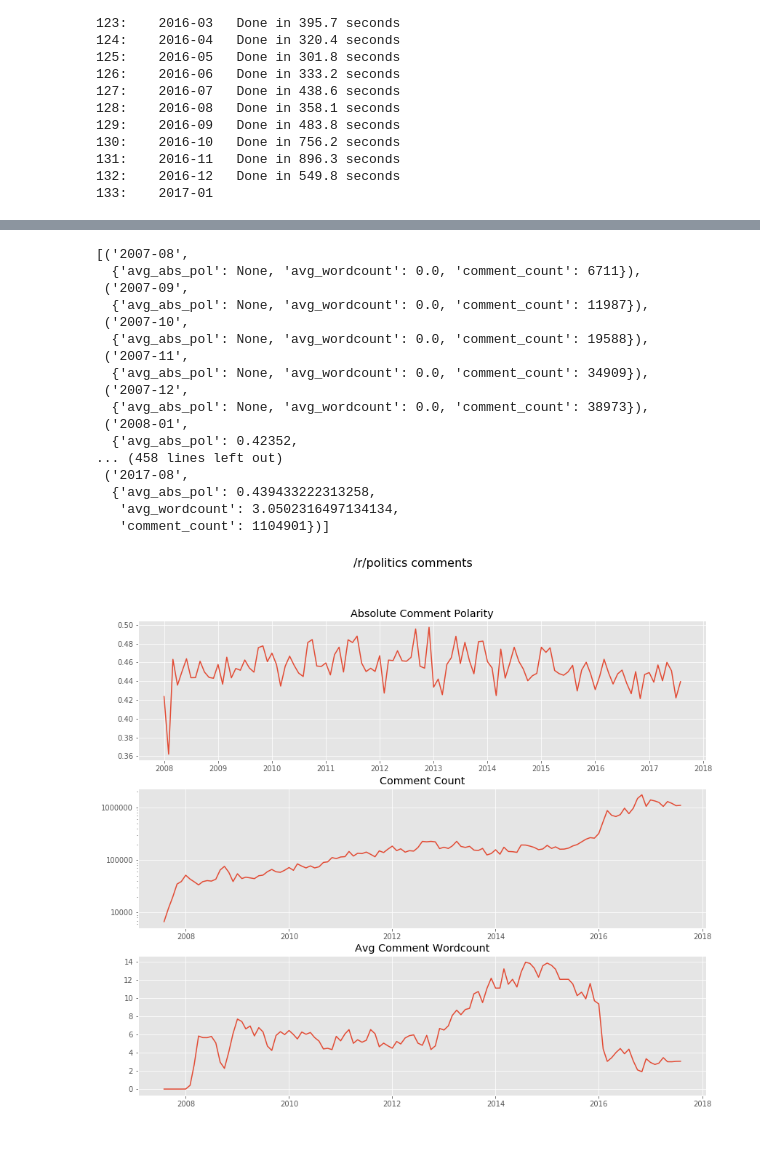
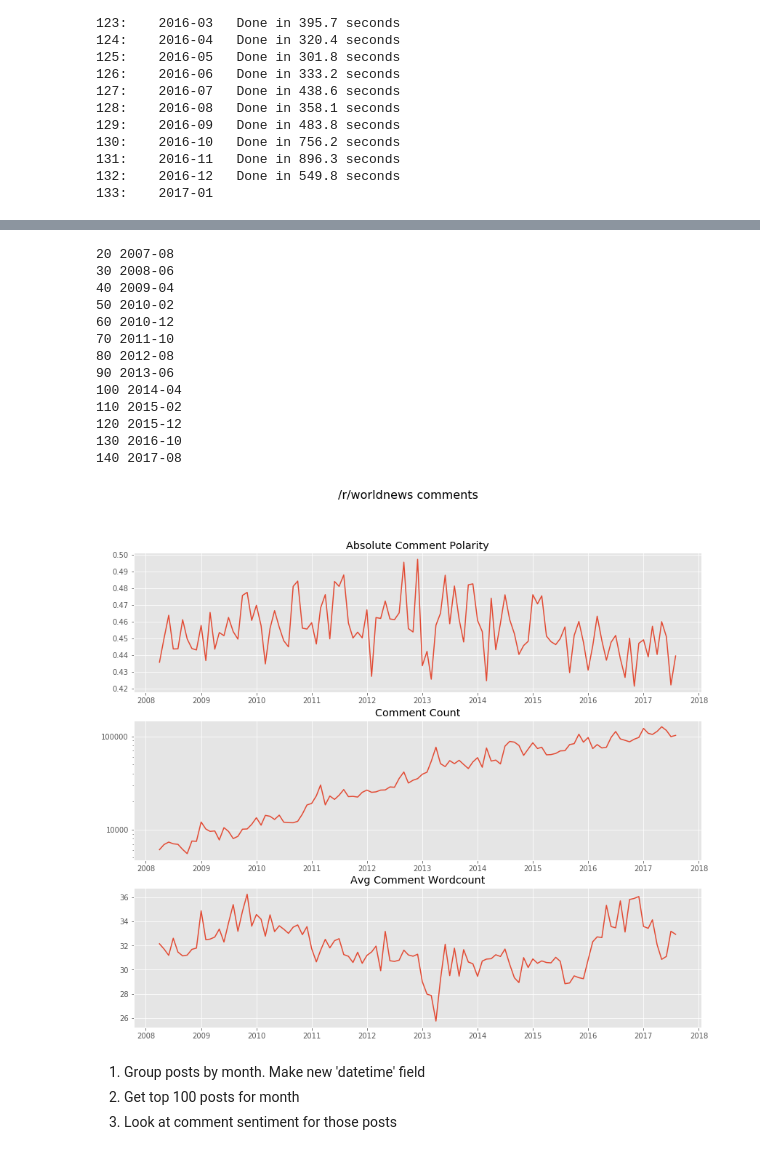
Before and after one commit to AustinPenner/Political-Polarization-on-Reddit, a Jupyter notebook: first_pass_sentiment_analysis.ipynb, the cells around one changed output, grey strips where cells are left out. Drawn from its saved outputs; the diff is of its cells as text; code cells hidden in the pictures.

Commit message:
grouping comments by post, only considering top posts

```diff
--- a/first_pass_sentiment_analysis.ipynb
+++ b/first_pass_sentiment_analysis.ipynb
@@ -62,7 +63,7 @@ def calculate_polarity(month):
 
     client.close()
 # %%
-def monthly_statistics(month, subreddit=None):
+def monthly_statistics(month, subreddit=None, link_ids=None):
     """Returns the average absolute sentiment polarity of a comment within a given month."""
 
     client = MongoClient()
@@ -70,7 +71,14 @@ def monthly_statistics(month, subreddit=None):
     collection_name = 'comments-' + month
     collection = db[collection_name]
 
-    if subreddit == None:
+    if link_ids is not None:
+        cursor = collection.find({'$and':
+                                       [{'$expr': {'$ne': ['$body', '[deleted]']}},
+                                        {'$expr': {'$gt': ['$score', 0]}},
+                                        {'link_id': {'$in': link_ids}}]
+                                })
+
+    elif subreddit == None:
         cursor = collection.find({'$and':
                                        [{'$expr': {'$ne': ['$body', '[deleted]']}},
                                         {'$expr': {'$gt': ['$score', 0]}}]
@@ -81,8 +89,6 @@ def monthly_statistics(month, subreddit=None):
                                         {'$expr': {'$gt': ['$score', 0]}},
                                         {'subreddit': subreddit}]
                                 })
-
-    comment_count = collection.estimated_document_count()
 
     total_n_words = 0
     total_abs_polarity = 0
@@ -185,39 +198,41 @@ worldnews_data = get_sentiment(20, 140, links_df, subreddit='worldnews')
+# %%
+comment_thresh = 5000
+
+worldnews_data = get_sentiment(20, 140, links_df, subreddit='worldnews')
+worldnews_data = {k: v for k, v in worldnews_data.items() if v['comment_count'] > comment_thresh}
+# %% [output]
+20 2007-08
+30 2008-06
+40 2009-04
+50 2010-02
+60 2010-12
+70 2011-10
+80 2012-08
+90 2013-06
+100 2014-04
+110 2015-02
+120 2015-12
+130 2016-10
+140 2017-08
 # %%
 fig, axes = plt.subplots(3, 1, figsize=(14,12))
-fig.suptitle('/r/politics comments', fontsize=16)
+fig.suptitle('/r/worldnews comments', fontsize=16)
 
-dates = [datetime.strptime(k, '%Y-%m') for k, _ in sorted(politics_data.items())]
+dates = [datetime.strptime(k, '%Y-%m') for k, _ in sorted(worldnews_data.items())]
 aap = [v['avg_abs_pol'] for _, v in sorted(worldnews_data.items())]
 ccnt = [v['comment_count'] for _, v in sorted(worldnews_data.items())]
 awc = [v['avg_wordcount'] for _, v in sorted(worldnews_data.items())]
 
 axes[0].plot(dates, aap)
 axes[0].set_title('Absolute Comment Polarity')
 axes[1].plot(dates, ccnt)
 axes[1].set_title('Comment Count')
 axes[2].plot(dates, awc)
 axes[2].set_title('Avg Comment Wordcount')
 
 axes[1].set_yscale('log')
 axes[1].yaxis.set_major_formatter(ScalarFormatter())
 
-pprint.pprint(sorted(worldnews_data.items()))
+# pprint.pprint(sorted(worldnews_data.items()))
 # %% [output]
-[('2007-08',
-  {'avg_abs_pol': None, 'avg_wordcount': 0.0, 'comment_count': 6711}),
- ('2007-09',
-  {'avg_abs_pol': None, 'avg_wordcount': 0.0, 'comment_count': 11987}),
- ('2007-10',
-  {'avg_abs_pol': None, 'avg_wordcount': 0.0, 'comment_count': 19588}),
- ('2007-11',
-  {'avg_abs_pol': None, 'avg_wordcount': 0.0, 'comment_count': 34909}),
- ('2007-12',
-  {'avg_abs_pol': None, 'avg_wordcount': 0.0, 'comment_count': 38973}),
- ('2008-01',
-  {'avg_abs_pol': 0.42352,
-... (458 lines left out)
- ('2017-08',
-  {'avg_abs_pol': 0.439433222313258,
-   'avg_wordcount': 3.0502316497134134,
-   'comment_count': 1104901})]
-[figure, old version]
+[figure, new version]
@@ -223,0 +244,4 @@ pprint.pprint(sorted(worldnews_data.items()))
+# %% [markdown]
+1. Group posts by month. Make new 'datetime' field
+2. Get top 100 posts for month
+3. Look at comment sentiment for those posts
```
Also changed, not shown: parts of 11 cells of this notebook, 2 other files.
